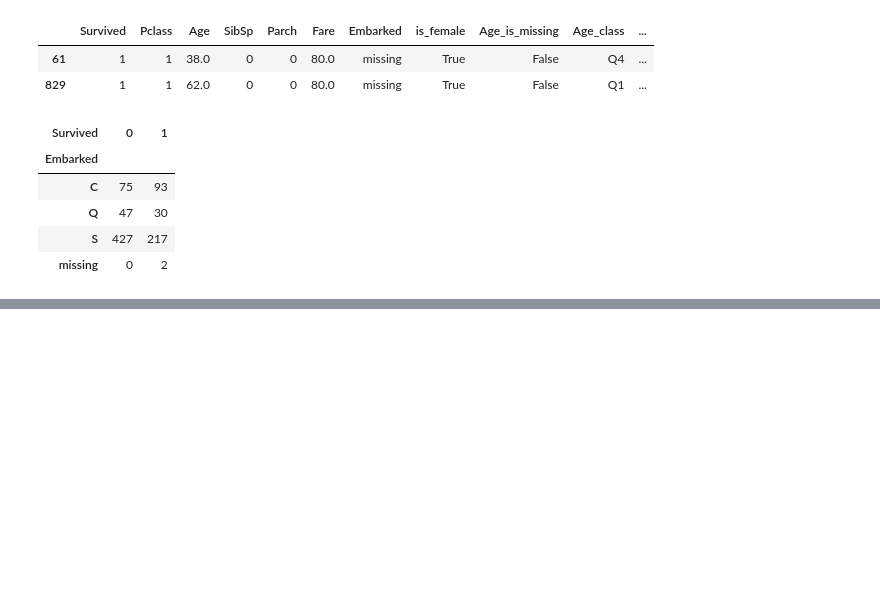
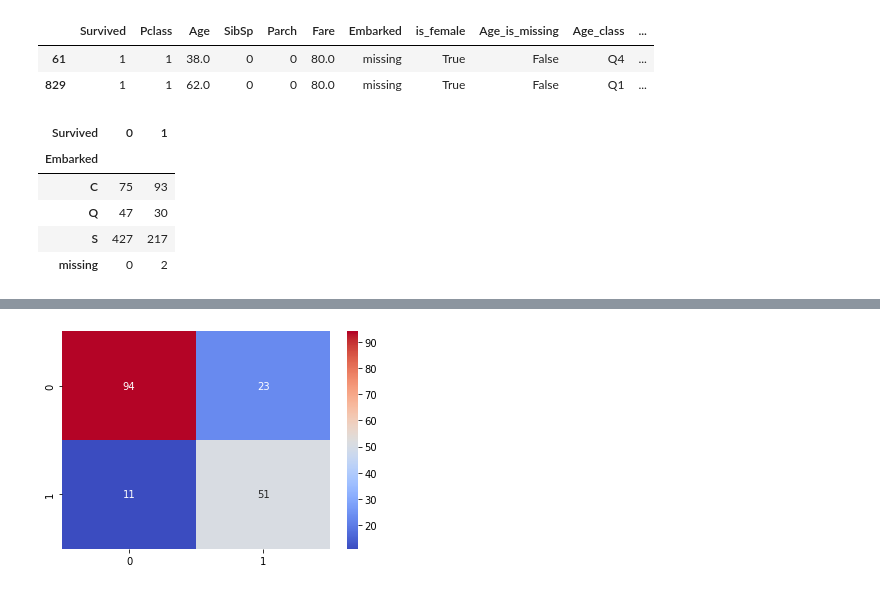
Before and after one commit to haku9627/Kaggle, a Jupyter notebook: Titanic/Titanic-MachineLearningFromDisaster.ipynb, the cells around one changed output, grey strips where cells are left out. Saved outputs shown, nothing was run; the diff lists cells and outputs as text; code cells hidden in the pictures; blank space fills up the shorter version.

```diff
--- a/Titanic/Titanic-MachineLearningFromDisaster.ipynb
+++ b/Titanic/Titanic-MachineLearningFromDisaster.ipynb
@@ -611,0 +1026,21 @@ pd.crosstab(df2_manipulate5.Embarked,df2_manipulate5.Survived)
+# %%
+# Number of trees in random forest
+n_estimators = [int(x) for x in np.linspace(start = 1200, stop = 2000, num = 100)]
+# Number of features to consider at every split
+max_features = ['sqrt']
+# Maximum number of levels in tree
+max_depth = [int(x) for x in np.linspace(start = 10, stop = 30, num = 2)]
+max_depth.append(None)
+# Minimum number of samples required to split a node
+min_samples_split = [10]
+# Minimum number of samples required at each leaf node
+min_samples_leaf = [1]
+# Method of selecting samples for training each tree
+bootstrap = [True]
+# Create the random grid
+param_grid = {'n_estimators': n_estimators,
+               'max_features': max_features,
+               'max_depth': max_depth,
+               'min_samples_split': min_samples_split,
+               'min_samples_leaf': min_samples_leaf,
+               'bootstrap': bootstrap}
@@ -611,0 +1049,9 @@ pd.crosstab(df2_manipulate5.Embarked,df2_manipulate5.Survived)
+# %%
+clf = RandomForestClassifier()
+clf_grid = GridSearchCV(estimator = clf,
+                        param_grid = param_grid,
+                        n_jobs=-1,
+                        verbose=False,
+                        cv=5)
+print("start...")
+clf_grid.fit(X_tune,y_tune)
@@ -611,0 +1088,2 @@ pd.crosstab(df2_manipulate5.Embarked,df2_manipulate5.Survived)
+# %%
+y_pred_grid = clf_grid.predict(X_tune_valid)
@@ -611,0 +1105,5 @@ pd.crosstab(df2_manipulate5.Embarked,df2_manipulate5.Survived)
+# %%
+conf_mat2 = confusion_matrix(y_pred_grid,y_tune_valid)
+sns.heatmap(conf_mat2,annot=True,cmap="coolwarm");
+# %% [output]
+[figure, added]
```
Also changed, not shown: parts of 66 cells of this notebook, 2 other files.
